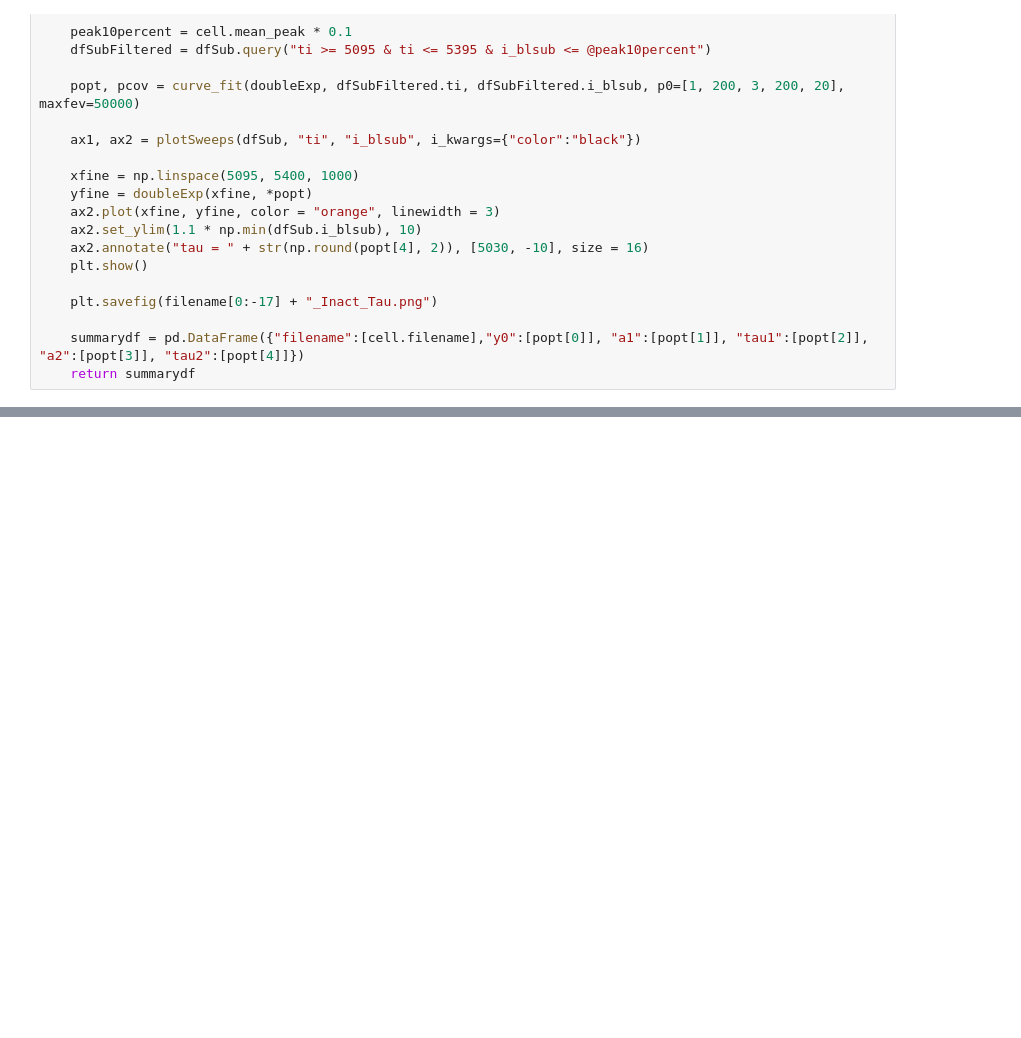
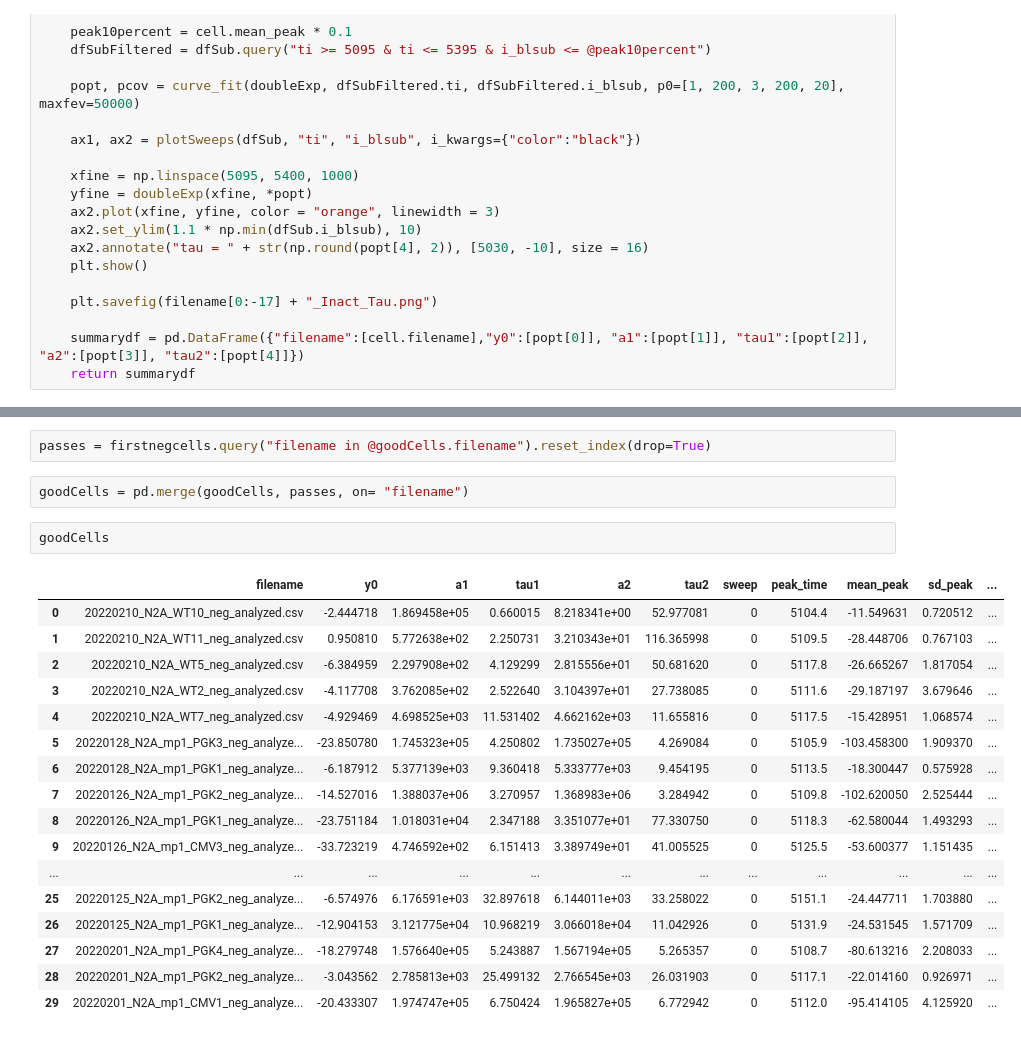
Before and after one commit to neuro-myoung/hannahRotation, a Jupyter notebook: Hannah_rotation.ipynb, the cells around one changed output, grey strips where cells are left out. Cells and saved outputs as stored; diff of their text form; blank space fills up the shorter version.

```diff
--- a/Hannah_rotation.ipynb
+++ b/Hannah_rotation.ipynb
@@ -2307,0 +2271,24 @@ ax.spines['right'].set_visible(False)
+# %%
+passes = firstnegcells.query("filename in @goodCells.filename").reset_index(drop=True)
+# %%
+goodCells = pd.merge(goodCells, passes, on= "filename")
+# %%
+goodCells
+# %% [output]
+|  | filename | y0 | a1 | tau1 | a2 | tau2 | sweep | peak_time | mean_peak | sd_peak | ... |
+| 0 | 20220210_N2A_WT10_neg_analyzed.csv | -2.444718 | 1.869458e+05 | 0.660015 | 8.218341e+00 | 52.977081 | 0 | 5104.4 | -11.549631 | 0.720512 | ... |
+| 1 | 20220210_N2A_WT11_neg_analyzed.csv | 0.950810 | 5.772638e+02 | 2.250731 | 3.210343e+01 | 116.365998 | 0 | 5109.5 | -28.448706 | 0.767103 | ... |
+| 2 | 20220210_N2A_WT5_neg_analyzed.csv | -6.384959 | 2.297908e+02 | 4.129299 | 2.815556e+01 | 50.681620 | 0 | 5117.8 | -26.665267 | 1.817054 | ... |
+| 3 | 20220210_N2A_WT2_neg_analyzed.csv | -4.117708 | 3.762085e+02 | 2.522640 | 3.104397e+01 | 27.738085 | 0 | 5111.6 | -29.187197 | 3.679646 | ... |
+| 4 | 20220210_N2A_WT7_neg_analyzed.csv | -4.929469 | 4.698525e+03 | 11.531402 | 4.662162e+03 | 11.655816 | 0 | 5117.5 | -15.428951 | 1.068574 | ... |
+| 5 | 20220128_N2A_mp1_PGK3_neg_analyze... | -23.850780 | 1.745323e+05 | 4.250802 | 1.735027e+05 | 4.269084 | 0 | 5105.9 | -103.458300 | 1.909370 | ... |
+| 6 | 20220128_N2A_mp1_PGK1_neg_analyze... | -6.187912 | 5.377139e+03 | 9.360418 | 5.333777e+03 | 9.454195 | 0 | 5113.5 | -18.300447 | 0.575928 | ... |
+| 7 | 20220126_N2A_mp1_PGK2_neg_analyze... | -14.527016 | 1.388037e+06 | 3.270957 | 1.368983e+06 | 3.284942 | 0 | 5109.8 | -102.620050 | 2.525444 | ... |
+| 8 | 20220126_N2A_mp1_PGK1_neg_analyze... | -23.751184 | 1.018031e+04 | 2.347188 | 3.351077e+01 | 77.330750 | 0 | 5118.3 | -62.580044 | 1.493293 | ... |
+| 9 | 20220126_N2A_mp1_CMV3_neg_analyze... | -33.723219 | 4.746592e+02 | 6.151413 | 3.389749e+01 | 41.005525 | 0 | 5125.5 | -53.600377 | 1.151435 | ... |
+| ... | ... | ... | ... | ... | ... | ... | ... | ... | ... | ... | ... |
+| 25 | 20220125_N2A_mp1_PGK2_neg_analyze... | -6.574976 | 6.176591e+03 | 32.897618 | 6.144011e+03 | 33.258022 | 0 | 5151.1 | -24.447711 | 1.703880 | ... |
+| 26 | 20220125_N2A_mp1_PGK1_neg_analyze... | -12.904153 | 3.121775e+04 | 10.968219 | 3.066018e+04 | 11.042926 | 0 | 5131.9 | -24.531545 | 1.571709 | ... |
+| 27 | 20220201_N2A_mp1_PGK4_neg_analyze... | -18.279748 | 1.576640e+05 | 5.243887 | 1.567194e+05 | 5.265357 | 0 | 5108.7 | -80.613216 | 2.208033 | ... |
+| 28 | 20220201_N2A_mp1_PGK2_neg_analyze... | -3.043562 | 2.785813e+03 | 25.499132 | 2.766545e+03 | 26.031903 | 0 | 5117.1 | -22.014160 | 0.926971 | ... |
+| 29 | 20220201_N2A_mp1_CMV1_neg_analyze... | -20.433307 | 1.974747e+05 | 6.750424 | 1.965827e+05 | 6.772942 | 0 | 5112.0 | -95.414105 | 4.125920 | ... |
```
Also changed, not shown: parts of 18 cells of this notebook.
